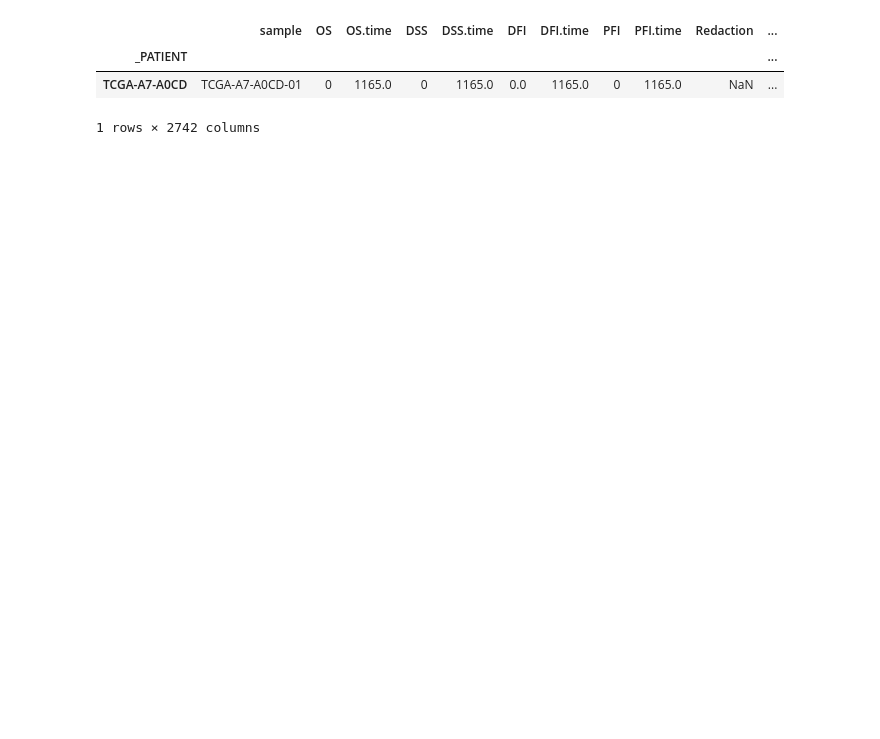
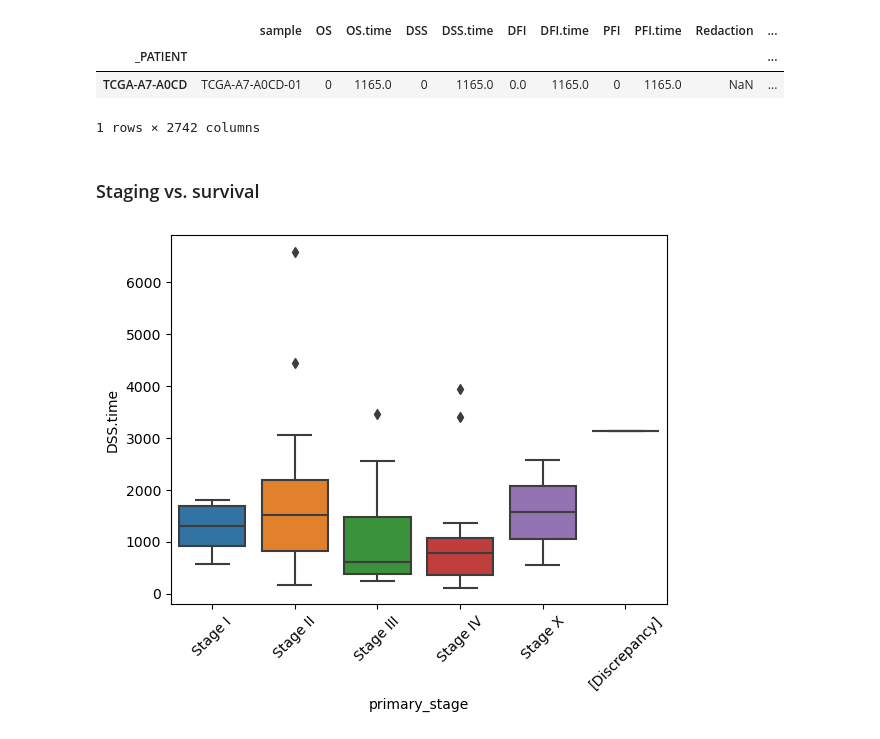
Before and after one commit to konst-int-i/mm-health-benchmarks, a Jupyter notebook: notebooks/xena_load.ipynb, the cells around one changed output. Saved outputs shown, nothing was run; the diff lists cells and outputs as text; code cells hidden in the pictures; blank space fills up the shorter version.

```diff
--- a/notebooks/xena_load.ipynb
+++ b/notebooks/xena_load.ipynb
@@ -819,3 +917,26 @@ master.loc[master.index.str.contains("TCGA-A7-A0CD"), :]
 | _PATIENT |  |  |  |  |  |  |  |  |  |  | ... |
 | TCGA-A7-A0CD | TCGA-A7-A0CD-01 | 0 | 1165.0 | 0 | 1165.0 | 0.0 | 1165.0 | 0 | 1165.0 | NaN | ... |
 1 rows × 2742 columns
+# %% [markdown]
+### Staging vs. survival
+# %%
+site = "brca"
+master = pd.read_csv(f"/auto/archive/tcga/tcga/omic_xena/ref/{site}_master.csv", index_col="_PATIENT", low_memory=False)
+target = "DSS.time"
+order = master.groupby(["stage", "DSS"])[target].mean().reset_index()
+order.sort_values("stage", ascending=True, inplace=True)
+master["primary_stage"] = master['stage'].replace(to_replace=r'(Stage [I]{1,3}V?).*', value=r'\1', regex=True)
+# %%
+import seaborn as sns
+import matplotlib.pyplot as plt
+
+# plot survival month by staging type, sorted by mean for each stage
+plot_df = master.sort_values("primary_stage", ascending=True)
+plot_df = plot_df.loc[plot_df["DSS"] == 1, :]
+sns.boxplot(data=plot_df, x="primary_stage", y="DSS.time")
+
+# rotate labels
+plt.xticks(rotation=45)
+plt.show()
+# %% [output]
+[figure, added]
```
Also changed, not shown: parts of 16 cells of this notebook, 1 other file.
